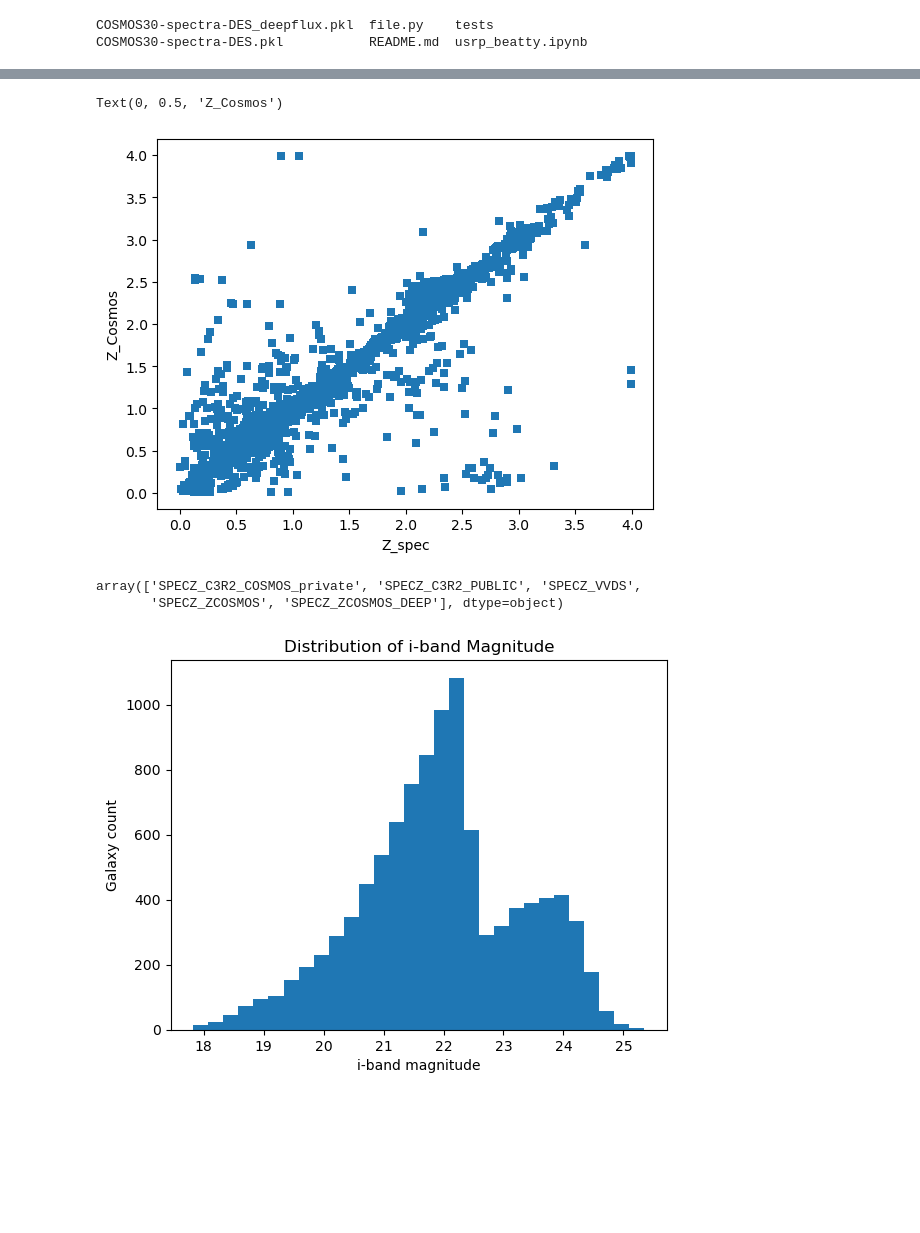
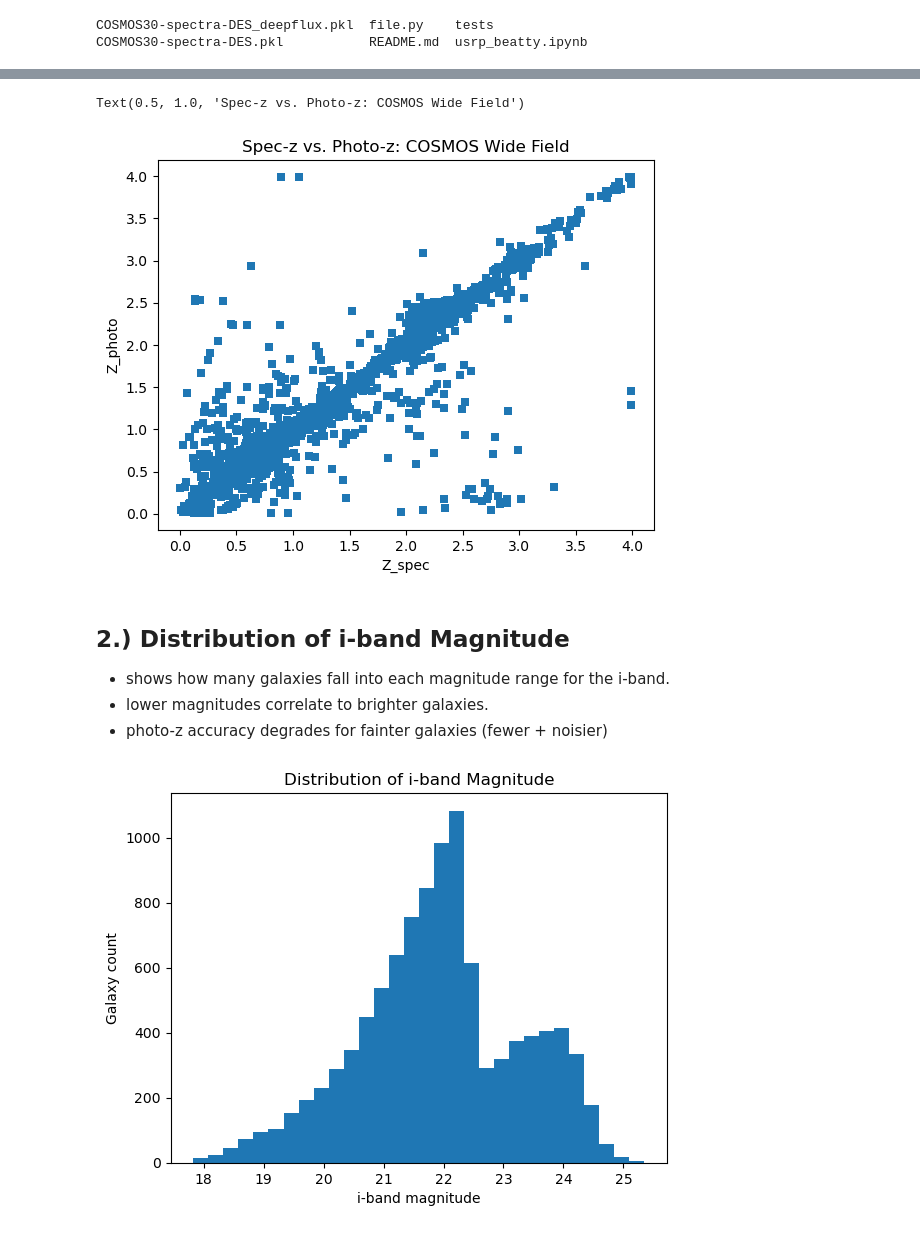
Before and after one commit to MiaBeatty/usrp_project, a Jupyter notebook: usrp_beatty.ipynb, the cells around one changed output, grey strips where cells are left out. Saved outputs shown, nothing was run; the diff lists cells and outputs as text; code cells hidden in the pictures; blank space fills up the shorter version.

Commit message:
Updated graphs and notebook labelling

```diff
--- a/usrp_beatty.ipynb
+++ b/usrp_beatty.ipynb
@@ -13,5 +13,5 @@ import seaborn as sns
 COSMOS30-spectra-DES_deepflux.pkl  file.py    tests
 COSMOS30-spectra-DES.pkl           README.md  usrp_beatty.ipynb
 # %%
-dat = np.load("COSMOS30-spectra-DES.pkl", allow_pickle="True")
-dat
+wide = pd.read_pickle("COSMOS30-spectra-DES.pkl")
+deep = pd.read_pickle("COSMOS30-spectra-DES_deepflux.pkl")
@@ -36,12 +34,8 @@ pandas.core.frame.DataFrame
 # %%
-plt.scatter(dat["Z"], dat["Z_COSMOS_MEAN"], lw=0.0, marker=",")
+plt.scatter(wide["Z"], wide["Z_COSMOS_MEAN"], lw=0.0, marker=",")
 pl.xlabel("Z_spec")
-pl.ylabel("Z_Cosmos")
+pl.ylabel("Z_photo")
+plt.title("Spec-z vs. Photo-z: COSMOS Wide Field")
 # %% [output]
-Text(0, 0.5, 'Z_Cosmos')
+Text(0.5, 1.0, 'Spec-z vs. Photo-z: COSMOS Wide Field')
-[figure, old version]
+[figure, new version]
-# %%
-np.unique(dat["SOURCE"])
-# %% [output]
-array(['SPECZ_C3R2_COSMOS_private', 'SPECZ_C3R2_PUBLIC', 'SPECZ_VVDS',
-       'SPECZ_ZCOSMOS', 'SPECZ_ZCOSMOS_DEEP'], dtype=object)
@@ -50 +42,6 @@ array(['SPECZ_C3R2_COSMOS_private', 'SPECZ_C3R2_PUBLIC', 'SPECZ_VVDS',
+# %% [markdown]
+## 2.) Distribution of i-band Magnitude
+- shows how many galaxies fall into each magnitude range for the i-band.
+- lower magnitudes correlate to brighter galaxies.
+- photo-z accuracy degrades for fainter galaxies (fewer + noisier)
 # %%
```
Also changed, not shown: parts of 44 cells of this notebook.
